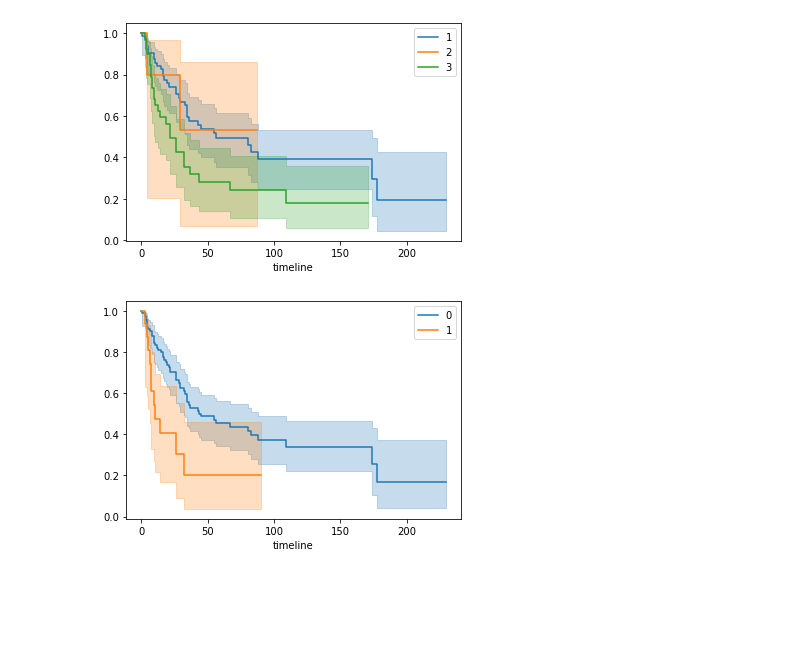
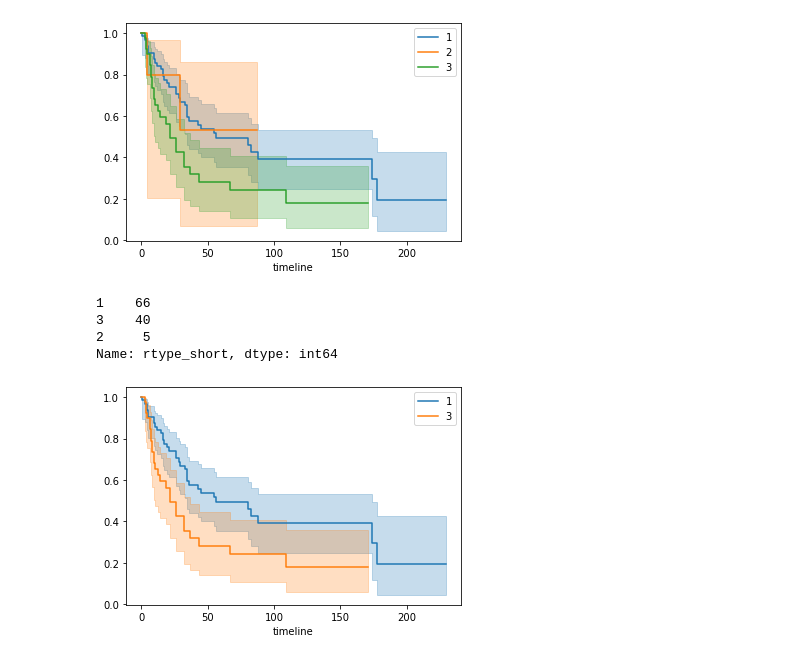
Before and after one commit to GuySchnidrig/CAS-2020-21, a Jupyter notebook: Module_2.ipynb, the cells around one changed output. Cells and saved outputs as stored; diff of their text form; code cells hidden in the pictures; blank space fills up the shorter version.

```diff
--- a/Module_2.ipynb
+++ b/Module_2.ipynb
@@ -665,12 +561,18 @@ for name, grouped_df in df_study_survivalanalyses.groupby('rtype_short'):
     kmf.plot_survival_function(ax = ax_rtype)
 # %% [output]
 [figure]
-# %%
-# Cases without residual tumor after surgery should have better survival
-ax_R = plt.subplot(111)
-
-for name, grouped_df in df_study_survivalanalyses.groupby('R_short'):
-    kmf.fit(grouped_df['OS'], grouped_df['STATOS'], label = name)
-    kmf.plot_survival_function(ax = ax_R)
-# %% [output]
-[figure, removed]
+# %%
+# Their seem to be much less bilobectomy cases. How much are their? Redo the Kaplan-Meier without considering Bilobectomy cases
+print(df_study_survivalanalyses.rtype_short.value_counts())
+df_study_survivalanalyses_withoutBilo = df_study_survivalanalyses[df_study_survivalanalyses['rtype_short'] != 2]
+ax_rtype_new = plt.subplot(111)
+
+for name, grouped_df in df_study_survivalanalyses_withoutBilo.groupby('rtype_short'):
+    kmf.fit(grouped_df['OS'], grouped_df['STATOS'], label = name)
+    kmf.plot_survival_function(ax = ax_rtype_new)
+# %% [output]
+1    66
+3    40
+2     5
+Name: rtype_short, dtype: int64
+[figure, added]
```
Also changed, not shown: parts of 35 cells of this notebook.
